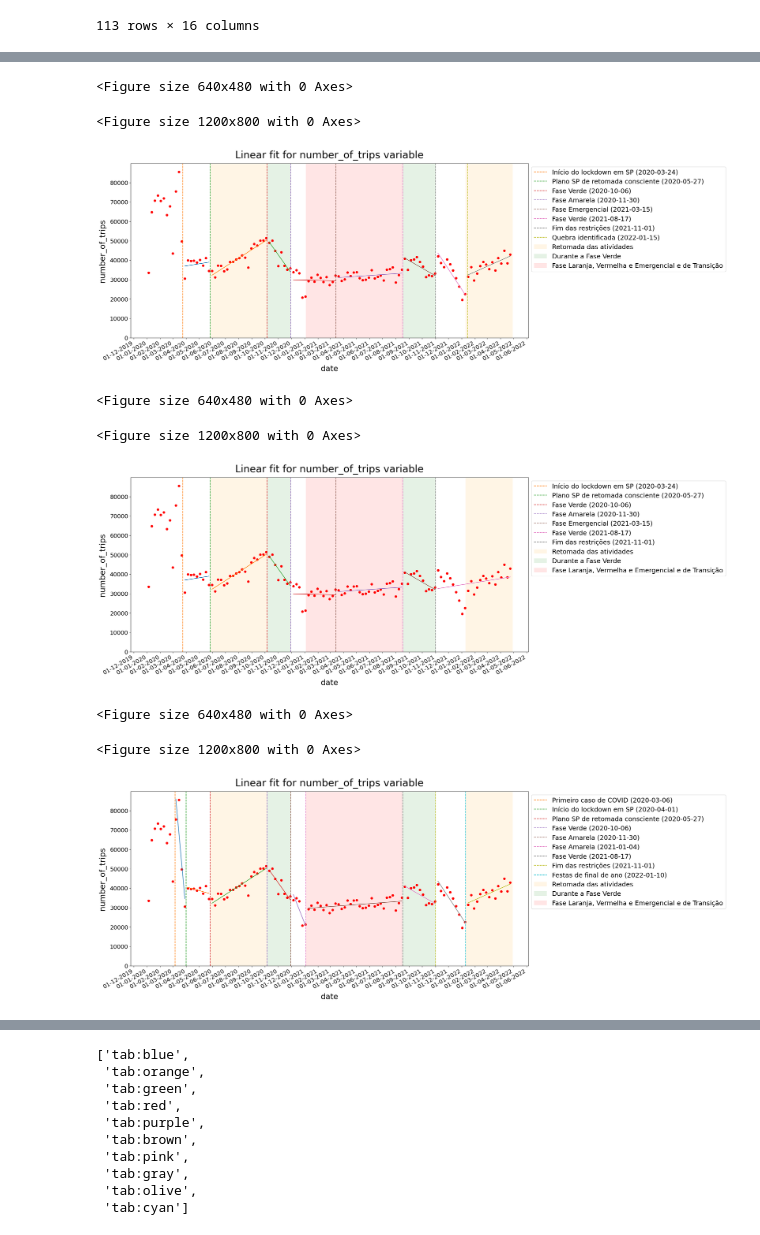
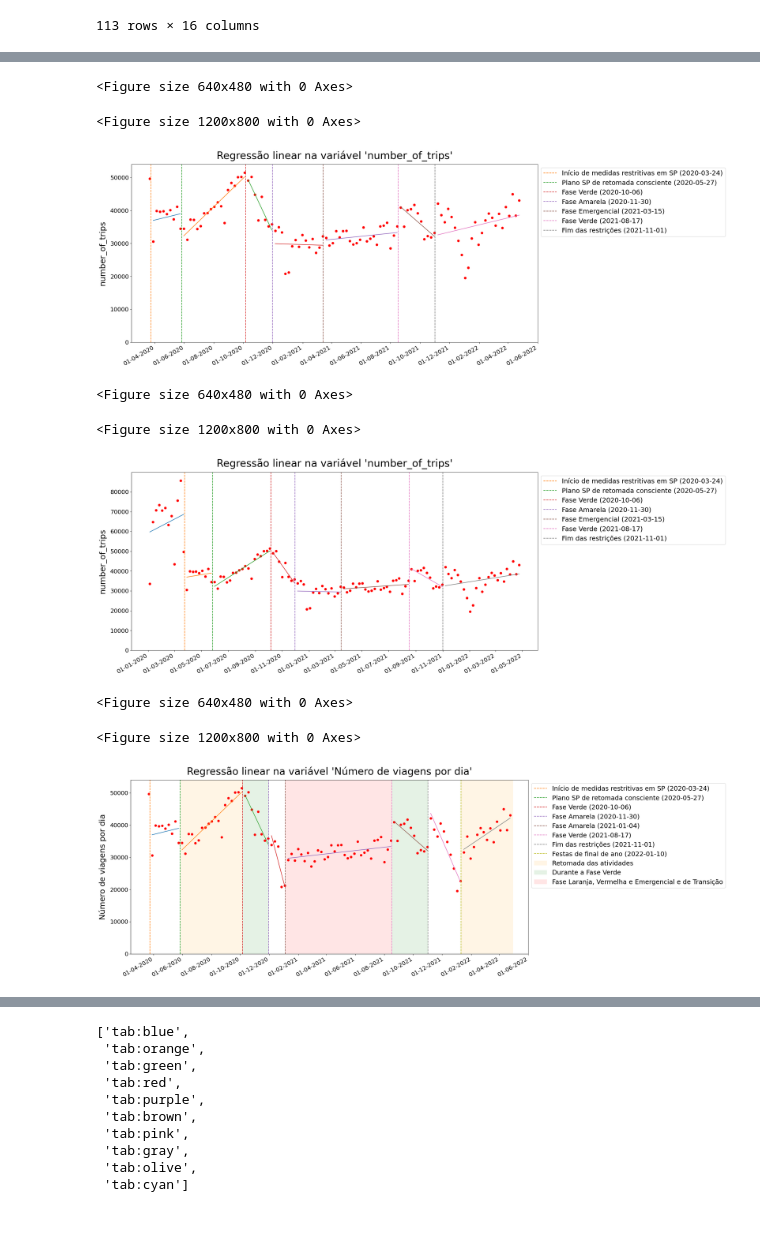
Before and after one commit to anayflima/bss-analysis, a Jupyter notebook: data_analysis/pandemic_phases_analysis.ipynb, the cells around one changed output, grey strips where cells are left out. Cells and saved outputs as stored; diff of their text form; code cells hidden in the pictures.

```diff
--- a/data_analysis/pandemic_phases_analysis.ipynb
+++ b/data_analysis/pandemic_phases_analysis.ipynb
@@ -111,31 +121,32 @@ ax.axvline('2021-08-17', color="green", linestyle="--",  label='Fase Verde')
 ax.axvline('2021-11-01', color="m", linestyle="--",  label='Fim das restrições')
 '''
 
-trips = cwc.trips_and_covid['2020':]
+trips = cwc.trips_and_covid['2020-03-22':]
 variable = 'number_of_trips'
-break_dates = {'2020-03-24': 'Início do lockdown em SP',
+break_dates = {'2020-03-24': 'Início de medidas restritivas em SP',
                '2020-07-01': 'Fase Verde',
                '2020-10-01': 'Fase Amarela',
                '2021-04-01': 'Fase Emergencial',
                '2021-11-01': "Fase Verde",
                '2022-01-15': 'Fim das restrições'}
-break_dates = {'2020-03-24': 'Início do lockdown em SP',
+break_dates = {'2020-03-24': 'Início de medidas restritivas em SP',
                '2020-05-27': 'Plano SP de retomada consciente',
                '2020-10-06': 'Fase Verde',
                '2020-11-30': 'Fase Amarela',
                '2021-03-15': 'Fase Emergencial',
                '2021-08-17': "Fase Verde",
                '2021-11-01': 'Fim das restrições',
-               '2022-01-15': 'Quebra identificada'}
+            #    '2022-01-15': 'Quebra identificada'
+               }
 
 
 
 coeffs = bf.find_best_plot_fit(trips, variable, break_dates = break_dates,
-                                poly_degree = 1, save = False)
+                                poly_degree = 1, save = False, analysis=True)
 # %% [output]
 <Figure size 640x480 with 0 Axes>
 <Figure size 1200x800 with 0 Axes>
-[figure, old version]
+[figure, new version]
 # %%
 '''
 ax.axvline('2020-03-24', color="black", linestyle="--",  label=)
@@ -149,7 +160,7 @@ ax.axvline('2021-11-01', color="m", linestyle="--",  label='Fim das restrições
 
 trips = cwc.trips_and_covid['2020':]
 variable = 'number_of_trips'
-break_dates = {'2020-03-24': 'Início do lockdown em SP',
+break_dates = {'2020-03-24': 'Início de medidas restritivas em SP',
                '2020-05-27': 'Plano SP de retomada consciente',
                '2020-10-06': 'Fase Verde',
                '2020-11-30': 'Fase Amarela',
@@ -164,7 +175,7 @@ coeffs = bf.find_best_plot_fit(trips, variable, break_dates = break_dates,
 # %% [output]
 <Figure size 640x480 with 0 Axes>
 <Figure size 1200x800 with 0 Axes>
-[figure, old version]
+[figure, new version]
 # %%
 '''
 ax.axvline('2020-03-24', color="black", linestyle="--",  label=)
@@ -175,37 +186,40 @@ ax.axvline('2021-03-15', color="red", linestyle="--",  label='Fase Emergencial')
 ax.axvline('2021-08-17', color="green", linestyle="--",  label='Fase Verde')
 ax.axvline('2021-11-01', color="m", linestyle="--",  label='Fim das restrições')
 '''
 
-trips = cwc.trips_and_covid['2020-01':]
+trips = cwc.trips_and_covid['2020-03-22':]
+# trips["Número de viagens por dia"] = trips['number_of_trips']
 variable = 'number_of_trips'
-# break_dates = {'2020-03-24': 'Início do lockdown em SP',
+# break_dates = {'2020-03-24': 'Início de medidas restritivas em SP',
 #                '2020-07-01': 'Fase Verde',
 #                '2020-10-01': 'Fase Amarela',
 #                '2021-04-01': 'Fase Emergencial',
 #                '2021-11-01': "Fase Verde",
 #                '2022-01-15': 'Fim das restrições'}
-break_dates = {'2020-03-06': 'Primeiro caso de COVID',
-            #    '2020-03-24': 'Início do lockdown em SP',
-               '2020-04-01': 'Início do lockdown em SP',
+break_dates = {
+   # '2020-03-06': 'Primeiro caso de COVID-19',
+               '2020-03-24': 'Início de medidas restritivas em SP',
+            #    '2020-04-01': 'Início de medidas restritivas em SP',
                '2020-05-27': 'Plano SP de retomada consciente',
                '2020-10-06': 'Fase Verde',
                '2020-11-30': 'Fase Amarela',
                '2021-01-04': 'Fase Amarela',
                # '2021-02-06': 'Fase Vermelha',
                # '2021-03-01': 'Fase Laranja',
                # '2021-03-06': 'Fase Vermelha',
                # '2021-03-15': 'Fase Emergencial',
                # '2021-04-12': 'Fase Vermelha',
                '2021-08-17': "Fase Verde",
                '2021-11-01': 'Fim das restrições',
                '2022-01-10': 'Festas de final de ano'
                }
 
 
 
 coeffs = bf.find_best_plot_fit(trips, variable, break_dates = break_dates,
-                                poly_degree = 1, save = True)
+                                poly_degree = 1, save = True, analysis=True, paint=True,
+                                variable_label = 'Número de viagens por dia')
 # %% [output]
 <Figure size 640x480 with 0 Axes>
 <Figure size 1200x800 with 0 Axes>
-[figure, old version]
+[figure, new version]
```
Also changed, not shown: parts of 4 cells of this notebook, 5 other files.
